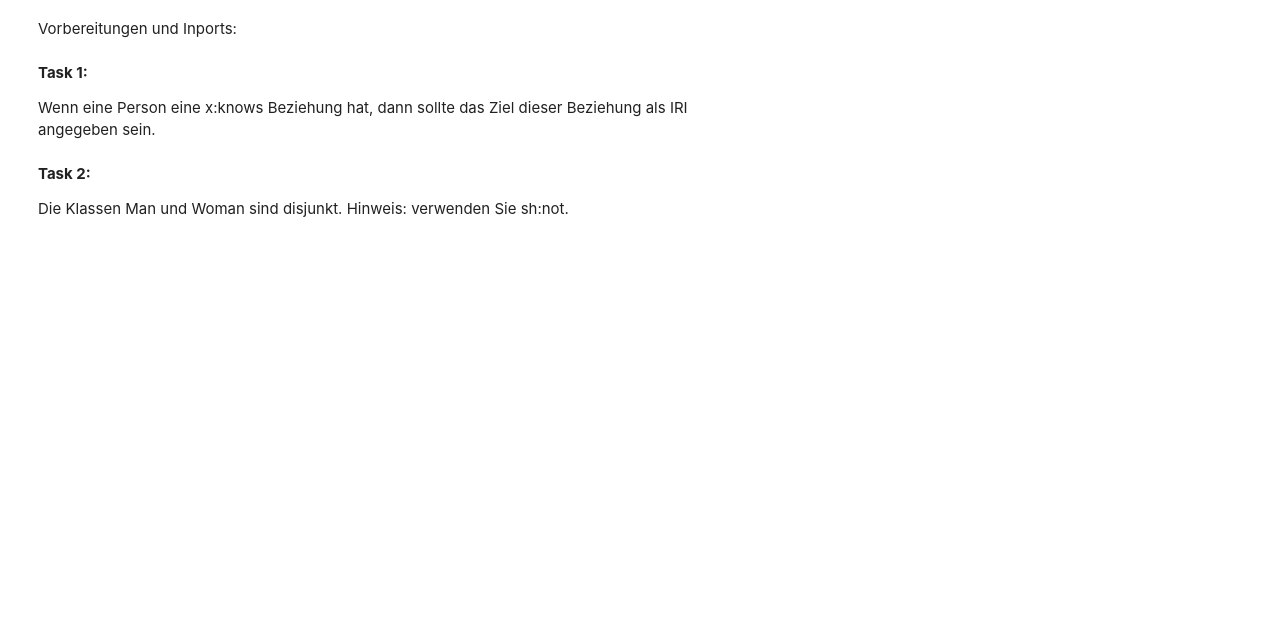
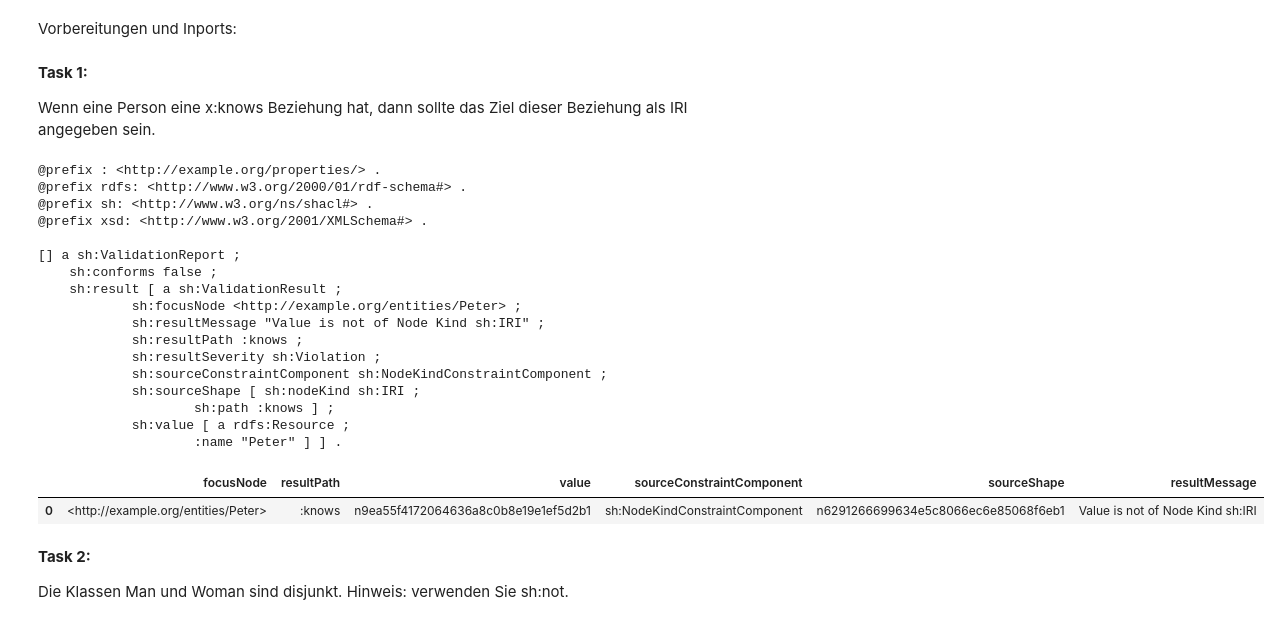
Before and after one commit to Magdalena-code/SemAI, a Jupyter notebook: Exercise 5/UE05_MaKö.ipynb, the cells around one changed output. Saved outputs shown, nothing was run; the diff lists cells and outputs as text; code cells hidden in the pictures; blank space fills up the shorter version.

```diff
--- a/Exercise 5/UE05_MaKö.ipynb
+++ b/Exercise 5/UE05_MaKö.ipynb
@@ -90,39 +90,57 @@ BASE <http://example.org/entities/>
         :knows    <John> ;
         :knows    [ :name  "Peter" ] .
 
 <John>  :knows  [ :name   "Mary" ] .
 """)
 
 sg = Graph() # the Shapes Graph
 sg.parse(format="turtle", data="""
 PREFIX rdf:  <http://www.w3.org/1999/02/22-rdf-syntax-ns#>
 PREFIX rdfs: <http://www.w3.org/2000/01/rdf-schema#>
 PREFIX sh:   <http://www.w3.org/ns/shacl#>
 PREFIX xsd:  <http://www.w3.org/2001/XMLSchema#>
 PREFIX :     <http://example.org/properties/>
 BASE <http://example.org/entities/>
 
 <PersonShape> a sh:NodeShape ;
     sh:targetClass <Person> ;
     sh:property[
     sh:path :knows;
-    sh:node :PersonKnowsShape].
+    sh:nodeKind sh:IRI].
 
-<PersonKnowsShape> a sh:NodeShape;
-    sh:targetClass <Person> ;
-    sh:property [
-    sh:path :knows ;
-    sh:nodeKind sh:IRI].
+
 """)
+
+
 
 conforms, results_graph, results_text = shacl_validate(dg,sg)
 
 if conforms:
 	print("everything good")
 else:
 	print(results_graph.serialize(format='turtle'))
 
 validation_report_as_dataframe(results_graph)
+# %% [output]
+@prefix : <http://example.org/properties/> .
+@prefix rdfs: <http://www.w3.org/2000/01/rdf-schema#> .
+@prefix sh: <http://www.w3.org/ns/shacl#> .
+@prefix xsd: <http://www.w3.org/2001/XMLSchema#> .
+
+[] a sh:ValidationReport ;
+    sh:conforms false ;
+    sh:result [ a sh:ValidationResult ;
+            sh:focusNode <http://example.org/entities/Peter> ;
+            sh:resultMessage "Value is not of Node Kind sh:IRI" ;
+            sh:resultPath :knows ;
+            sh:resultSeverity sh:Violation ;
+            sh:sourceConstraintComponent sh:NodeKindConstraintComponent ;
+            sh:sourceShape [ sh:nodeKind sh:IRI ;
+                    sh:path :knows ] ;
+            sh:value [ a rdfs:Resource ;
+                    :name "Peter" ] ] .
+|  | focusNode | resultPath | value | sourceConstraintComponent | sourceShape | resultMessage |
+| 0 | <http://example.org/entities/Peter> | :knows | n9ea55f4172064636a8c0b8e19e1ef5d2b1 | sh:NodeKindConstraintComponent | n6291266699634e5c8066ec6e85068f6eb1 | Value is not of Node Kind sh:IRI |
 # %% [markdown]
 **Task 2:**
 
```
Also changed, not shown: parts of 9 cells of this notebook.
